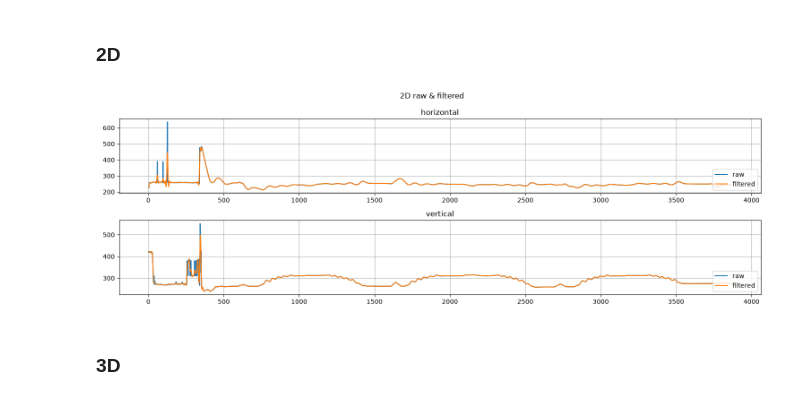
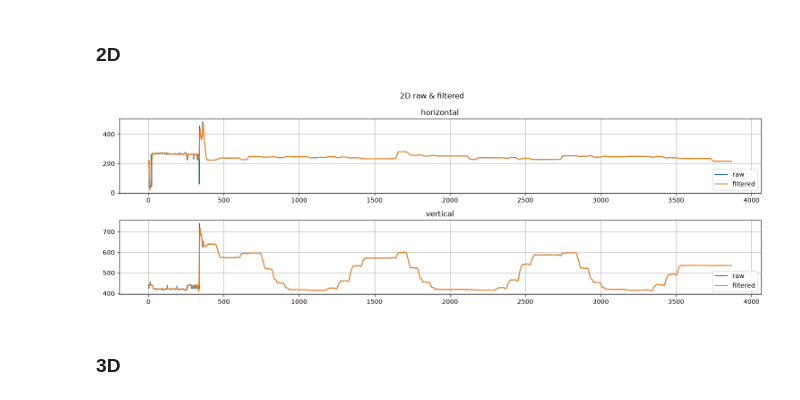
Before and after one commit to MateUnger/Realsense, a Jupyter notebook: test.ipynb, the cells around one changed output. Saved outputs shown, nothing was run; the diff lists cells and outputs as text; code cells hidden in the pictures.

```diff
--- a/test.ipynb
+++ b/test.ipynb
@@ -1265,23 +1075,25 @@ keypoints_3d_global: (3868, 27, 3)
 # %% [markdown]
 ### 2D
 # %%
-KPT_IDX = 18
+# PLOT 2D COORDS
+KPT_IDX = 16
 
 plt.close("all")
 fig, axs = plt.subplots(2, 1, figsize=(15, 5))
 fig.suptitle("2D raw & filtered")
+
 axs[0].set_title("horizontal")
 axs[0].plot(keypoints_2d[:, KPT_IDX, 0], label="raw")
 axs[0].plot(keypoints_2d_filtered[:, KPT_IDX, 0], label="filtered")
 
 axs[1].set_title("vertical")
 axs[1].plot(keypoints_2d[:, KPT_IDX, 1], label="raw")
 axs[1].plot(keypoints_2d_filtered[:, KPT_IDX, 1], label="filtered")
 
 for ax in axs:
     ax.grid()
     ax.legend(loc="lower right")
 plt.tight_layout()
 # %% [output]
-[figure, old version]
+[figure, new version]
 # %%
```
Also changed, not shown: parts of 11 cells of this notebook, 1 other file.
